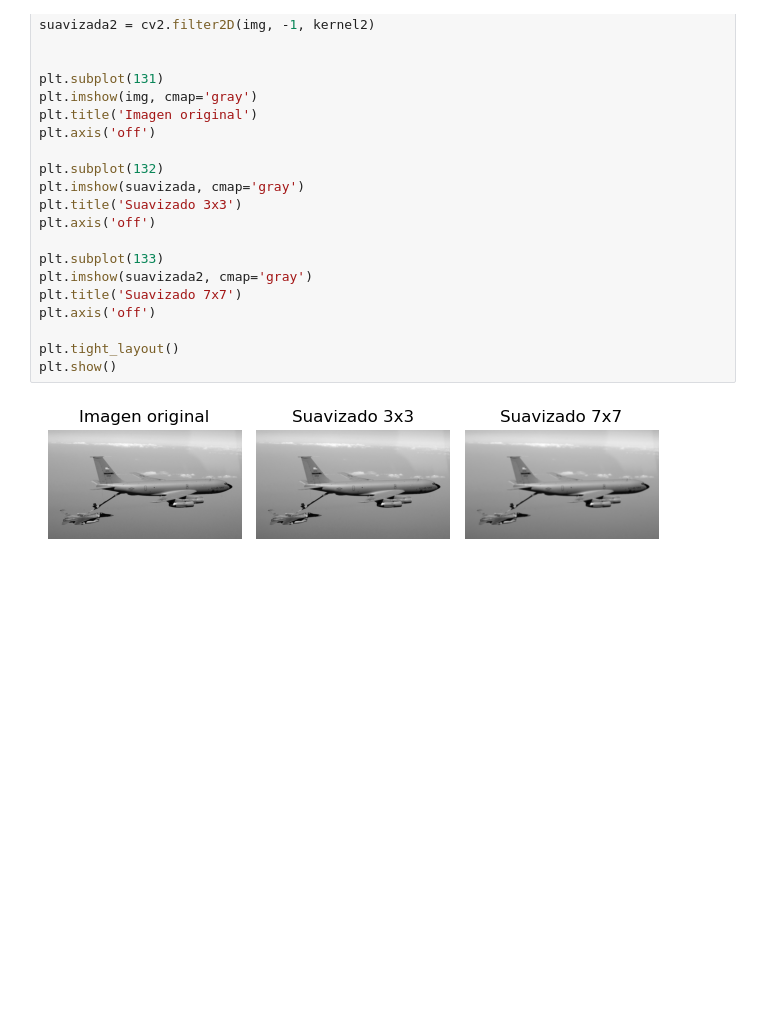
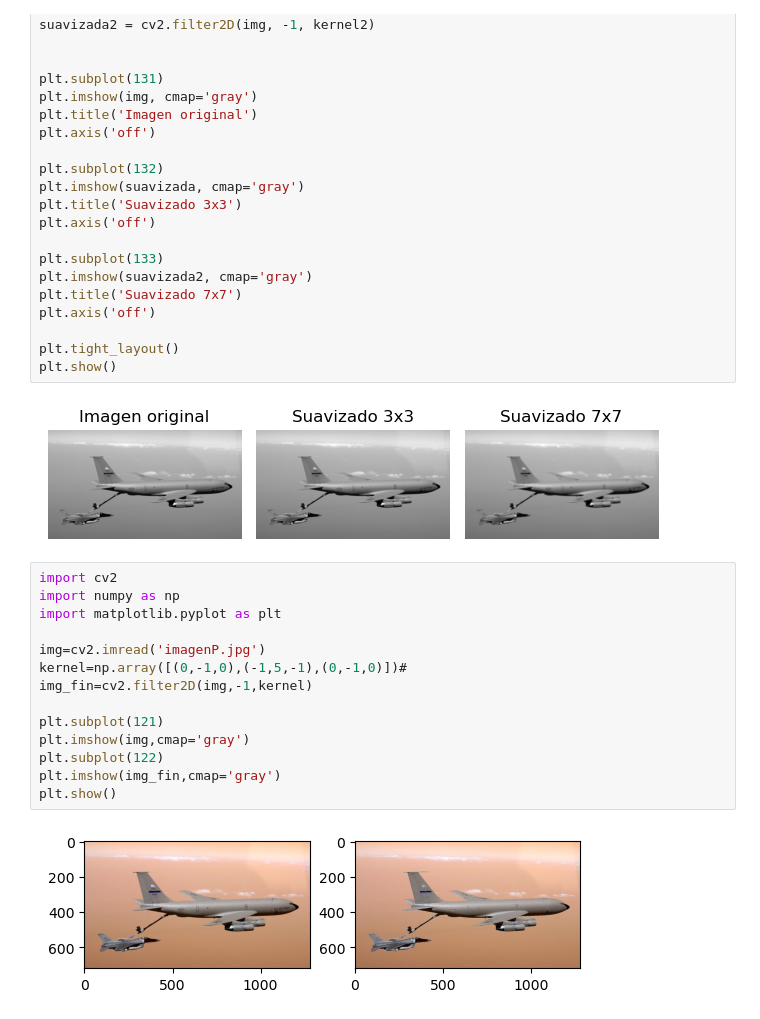
Before and after one commit to Iamvalentina2020/pdi26, a Jupyter notebook: CLASE15042026/convulaciones.ipynb, the cells around one changed output. Drawn from its saved outputs; the diff is of its cells as text; blank space fills up the shorter version.

Commit message:
Agrego filtros de imagen con kernels reordenados

```diff
--- a/CLASE15042026/convulaciones.ipynb
+++ b/CLASE15042026/convulaciones.ipynb
@@ -36,3 +36,19 @@ plt.tight_layout()
 plt.show()
 # %% [output]
 [figure]
+# %%
+import cv2
+import numpy as np
+import matplotlib.pyplot as plt
+
+img=cv2.imread('imagenP.jpg')
+kernel=np.array([(0,-1,0),(-1,5,-1),(0,-1,0)])#
+img_fin=cv2.filter2D(img,-1,kernel)
+
+plt.subplot(121)
+plt.imshow(img,cmap='gray')
+plt.subplot(122)
+plt.imshow(img_fin,cmap='gray')
+plt.show()
+# %% [output]
+[figure, added]
```
Also changed, not shown: parts of 9 cells of this notebook, 1 other file.
